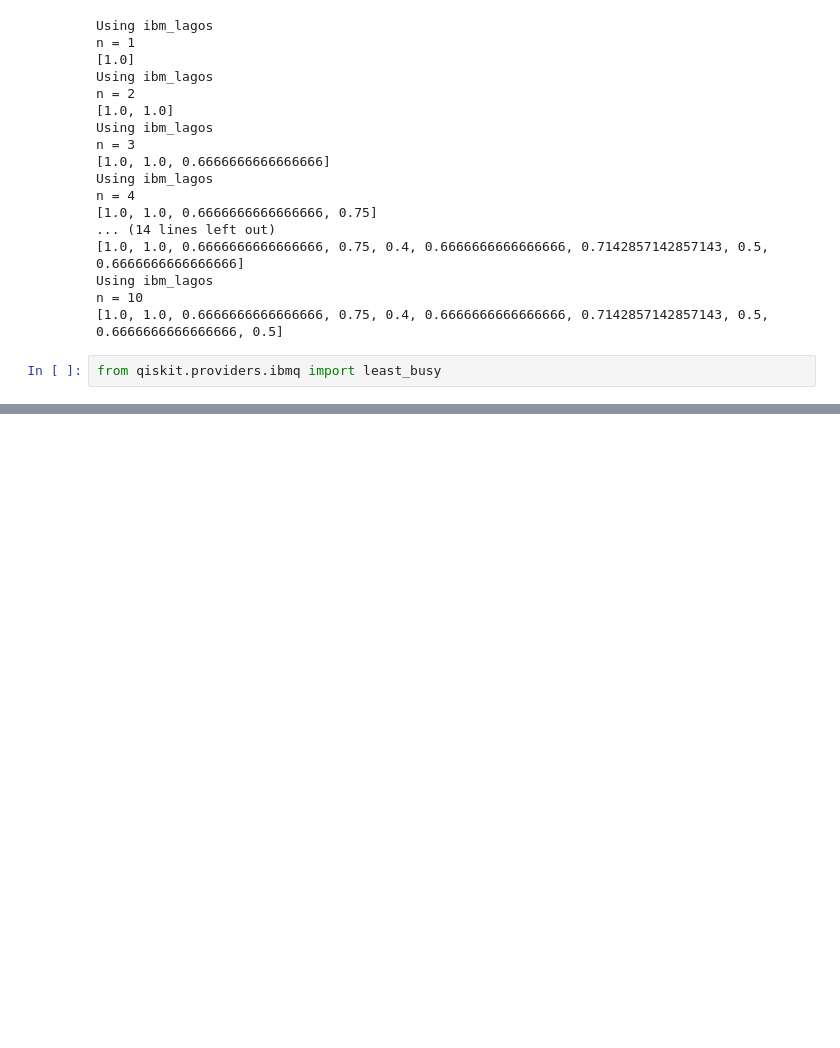
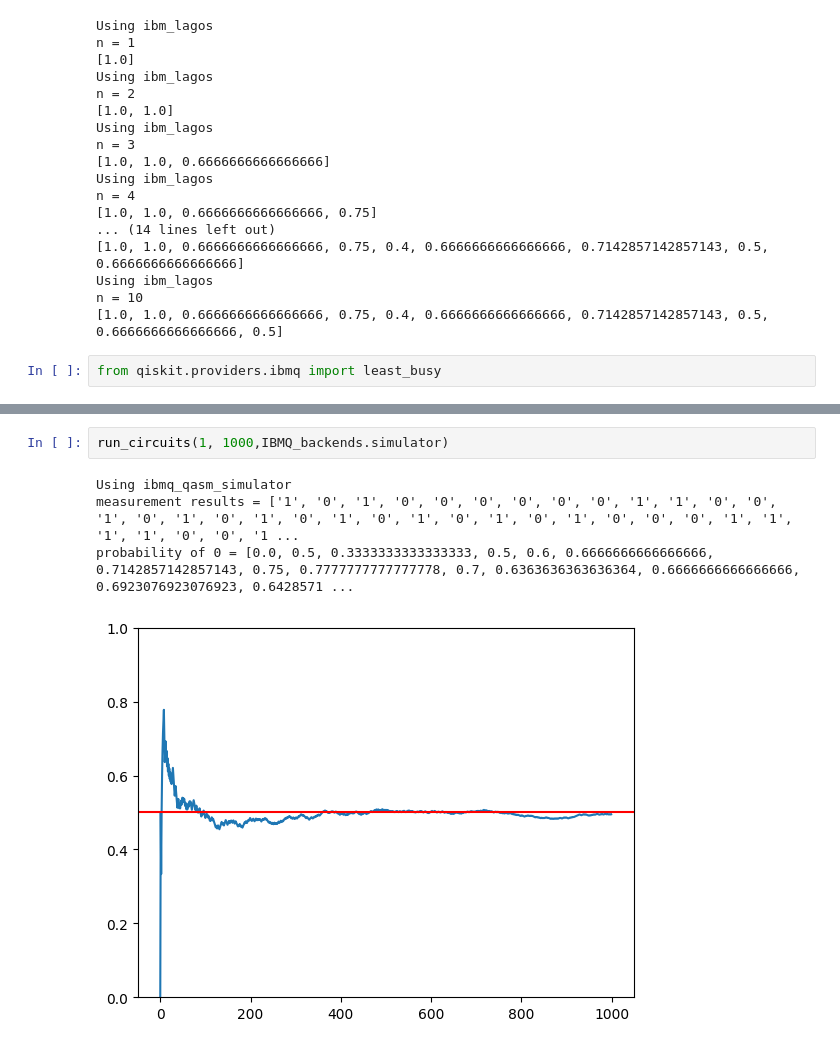
Before and after one commit to buttegggggggg/i_use_quantum_do_something_cool, a Jupyter notebook: 觀察 n = 1~4.ipynb, the cells around one changed output, grey strips where cells are left out. Drawn from its saved outputs; the diff is of its cells as text; blank space fills up the shorter version.

```diff
--- a/觀察 n = 1~4.ipynb
+++ b/觀察 n = 1~4.ipynb
@@ -64,0 +156,7 @@ from qiskit.providers.ibmq import least_busy
+# %%
+run_circuits(1, 1000,IBMQ_backends.simulator)
+# %% [output]
+Using ibmq_qasm_simulator
+measurement results = ['1', '0', '1', '0', '0', '0', '0', '0', '0', '1', '1', '0', '0', '1', '0', '1', '0', '1', '0', '1', '0', '1', '0', '1', '0', '1', '0', '0', '0', '1', '1', '1', '1', '0', '0', '1 ...
+probability of 0 = [0.0, 0.5, 0.3333333333333333, 0.5, 0.6, 0.6666666666666666, 0.7142857142857143, 0.75, 0.7777777777777778, 0.7, 0.6363636363636364, 0.6666666666666666, 0.6923076923076923, 0.6428571 ...
+[figure, added]
```
Also changed, not shown: parts of 7 cells of this notebook.
